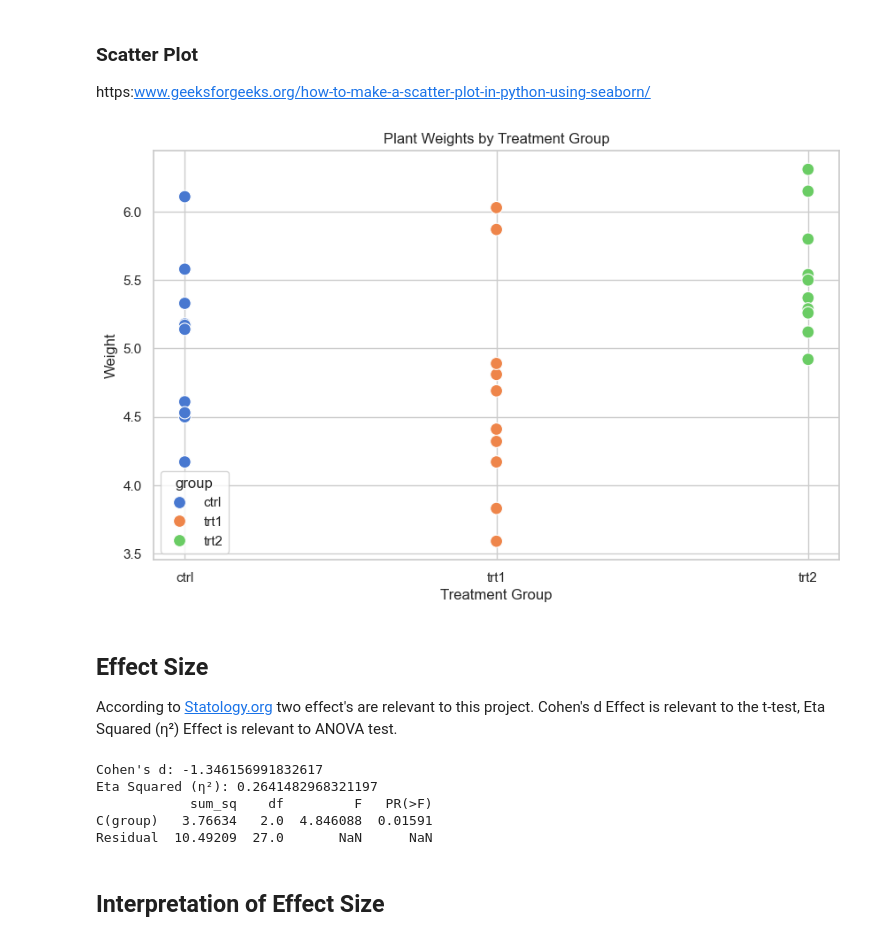
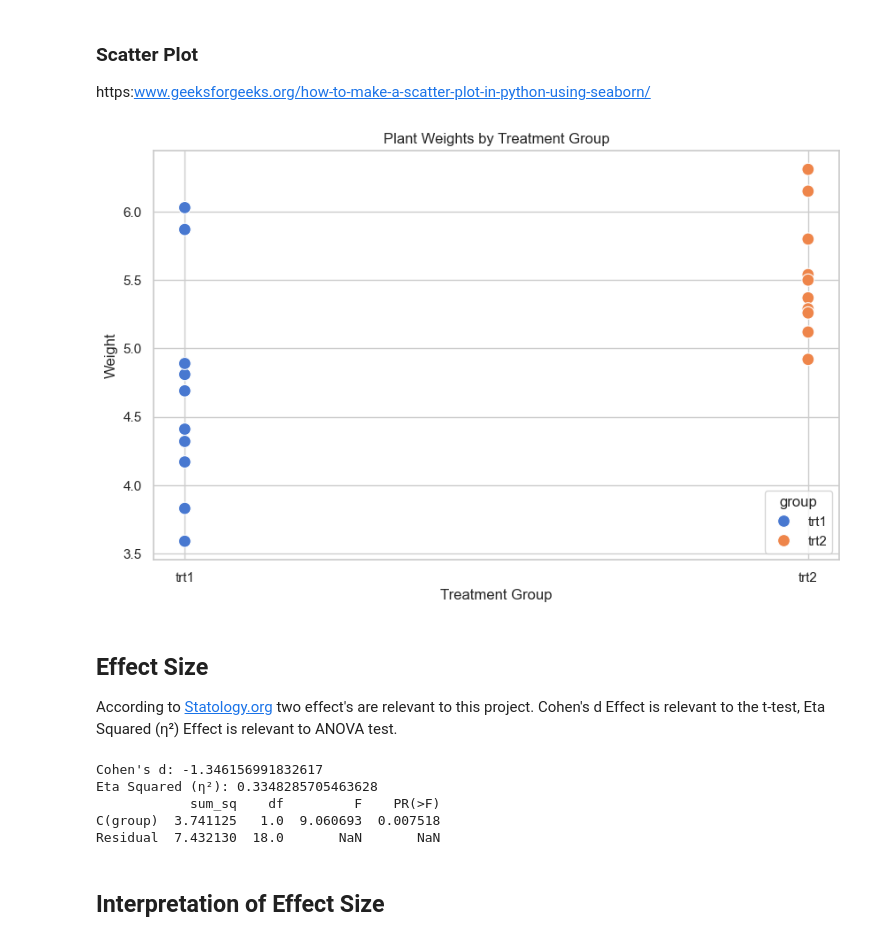
Before and after one commit to ECronin1973/Applied_Statistics_MyWork, a Jupyter notebook: project.ipynb, the cells around one changed output. Drawn from its saved outputs; the diff is of its cells as text; code cells hidden in the pictures.

```diff
--- a/project.ipynb
+++ b/project.ipynb
@@ -176,7 +216,8 @@ __Simplicity and Efficiency:__ The t-test is relatively simple to perform and in
 # Data was loaded successully in Step 1
 
 # Filter the dataset to include only trt1 and trt2 groups
-df_filtered = df[df['group'].isin(['trt1', 'trt2'])]
+df_original = pd.read_csv(url)
+df_filtered = df_original[df_original['group'].isin(['trt1', 'trt2'])]
 
 # Extract the treatment groups
 trt1 = df_filtered[df_filtered['group'] == 'trt1']['weight']
@@ -365,7 +382,7 @@ https://seaborn.pydata.org/generated/seaborn.violinplot.html
 A violin plot combines aspects of a box plot and a density plot, showing the distribution of the data across different treatment groups, and indicating where data points are concentrated.
 # %%
 # Filter the dataset to include only trt1 and trt2 groups
-df_filtered = df[df['group'].isin(['trt1', 'trt2'])]
+df_filtered = df_original[df_original['group'].isin(['trt1', 'trt2'])]
 
 # Set the style of the visualization
 sns.set_theme(style="whitegrid")
@@ -380,7 +397,7 @@ plt.ylabel('Weight')
 # Save the Violin Plot as an image file
 plt.savefig('images/plant_weights_violinplot_trt1_vs_trt2.png')
 
-# Show the plot plt.show()
+# Show the plot
 plt.show()
 # %% [output]
 [figure]
@@ -411,30 +558,29 @@ https:www.geeksforgeeks.org/how-to-make-a-scatter-plot-in-python-using-seaborn/
 # %%
 # Set the style of the visualization
 sns.set_theme(style="whitegrid")
 
 # Create the scatter plot
 plt.figure(figsize=(10, 6))
-sns.scatterplot(x='group', y='weight', data=df, hue='group', palette="muted", s=100, legend=True)
+sns.scatterplot(x='group', y='weight', data=df_filtered, hue='group', palette="muted", s=100, legend=True)
 plt.title('Plant Weights by Treatment Group')
 plt.xlabel('Treatment Group')
 plt.ylabel('Weight')
 
 # Save the Scatter Plot as an image file
 plt.savefig('images/plant_weights_scatterplot.png')
 
-# Show the plot plt.show()
+# Show the plot
 plt.show()
 # %% [output]
-[figure, old version]
+[figure, new version]
 # %% [markdown]
 ## Effect Size
 
 According to [Statology.org](https://www.statology.org/understanding-anova-when-and-how-to-use-it-in-your-research/) two effect's are relevant to this project.  Cohen's d Effect is relevant to the t-test, Eta Squared (η²) Effect is relevant to ANOVA test.
 # %%
-
 # Calculate Cohen's d for the t-test between trt1 and trt2
-group1 = df[df['group'] == 'trt1']['weight']
-group2 = df[df['group'] == 'trt2']['weight']
+group1 = df_filtered[df_filtered['group'] == 'trt1']['weight']
+group2 = df_filtered[df_filtered['group'] == 'trt2']['weight']
 
 # Calculate the means and pooled standard deviation
 mean1, mean2 = np.mean(group1), np.mean(group2)
@@ -446,7 +592,7 @@ cohens_d = (mean1 - mean2) / pooled_std
 print(f"Cohen's d: {cohens_d}")
 
 # Perform ANOVA and calculate eta squared (η²)
-model = ols('weight ~ C(group)', data=df).fit()
+model = ols('weight ~ C(group)', data=df_filtered).fit()
 anova_table = sm.stats.anova_lm(model, typ=2)
 
 # Calculate eta squared
@@ -457,10 +603,10 @@ print(f"Eta Squared (η²): {eta_squared}")
 print(anova_table)
 # %% [output]
 Cohen's d: -1.346156991832617
-Eta Squared (η²): 0.2641482968321197
-            sum_sq    df         F   PR(>F)
-C(group)   3.76634   2.0  4.846088  0.01591
-Residual  10.49209  27.0       NaN      NaN
+Eta Squared (η²): 0.3348285705463628
+            sum_sq    df         F    PR(>F)
+C(group)  3.741125   1.0  9.060693  0.007518
+Residual  7.432130  18.0       NaN       NaN
 # %% [markdown]
 ## Interpretation of Effect Size
 # %% [markdown]
```
Also changed, not shown: parts of 30 cells of this notebook, 1 other file.
